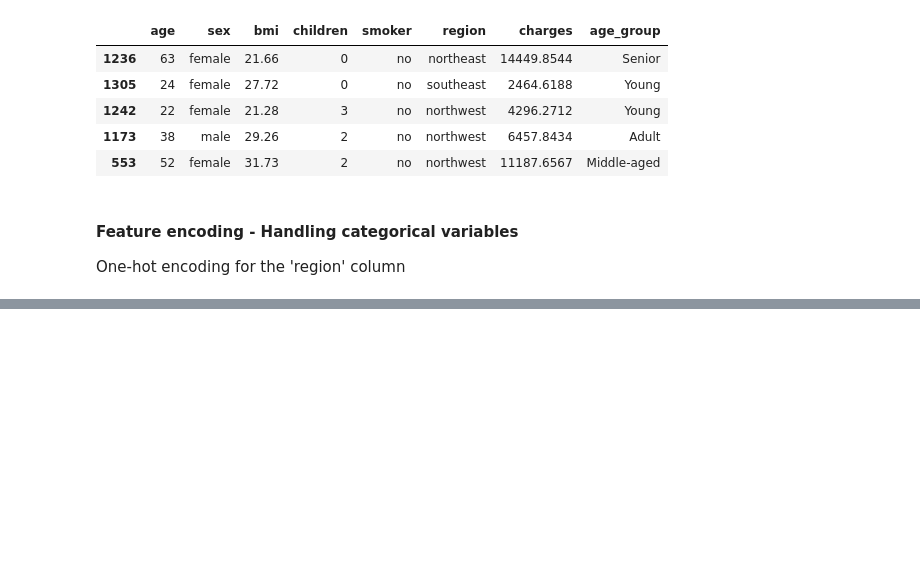
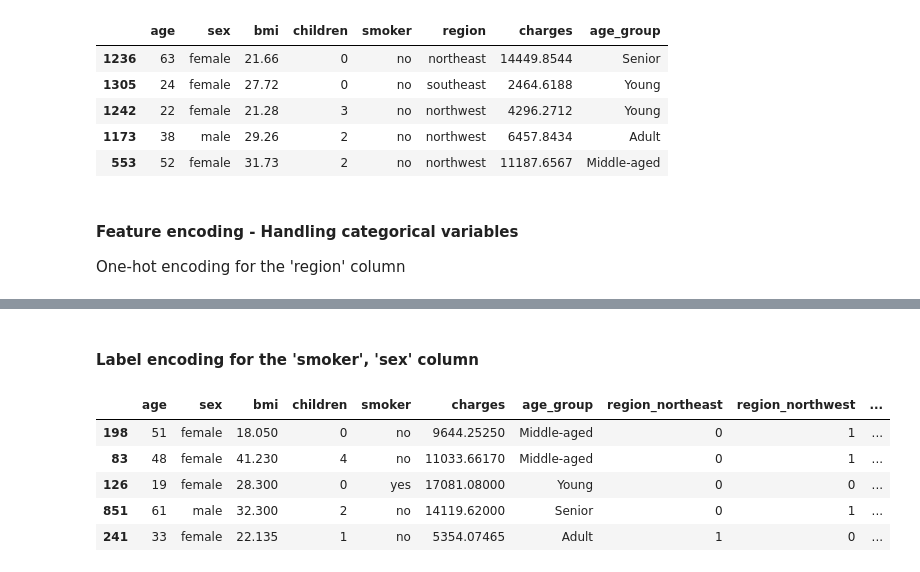
Before and after one commit to BillyGareth/ML-HealthInsurance, a Jupyter notebook: US-Health-Insurance.ipynb, the cells around one changed output, grey strips where cells are left out. Saved outputs shown, nothing was run; the diff lists cells and outputs as text; code cells hidden in the pictures; blank space fills up the shorter version.

```diff
--- a/US-Health-Insurance.ipynb
+++ b/US-Health-Insurance.ipynb
@@ -231,0 +242,13 @@ One-hot encoding for the 'region' column
+# %% [markdown]
+#### Label encoding for the 'smoker', 'sex' column
+# %%
+label_encoder = LabelEncoder()
+df_encoded['smoker_encoded'] = label_encoder.fit_transform(df_encoded['smoker'])
+df_encoded.sample(5)
+# %% [output]
+|  | age | sex | bmi | children | smoker | charges | age_group | region_northeast | region_northwest | ... |
+| 198 | 51 | female | 18.050 | 0 | no | 9644.25250 | Middle-aged | 0 | 1 | ... |
+| 83 | 48 | female | 41.230 | 4 | no | 11033.66170 | Middle-aged | 0 | 1 | ... |
+| 126 | 19 | female | 28.300 | 0 | yes | 17081.08000 | Young | 0 | 0 | ... |
+| 851 | 61 | male | 32.300 | 2 | no | 14119.62000 | Senior | 0 | 1 | ... |
+| 241 | 33 | female | 22.135 | 1 | no | 5354.07465 | Adult | 1 | 0 | ... |
```
Also changed, not shown: parts of 1 cell of this notebook.
